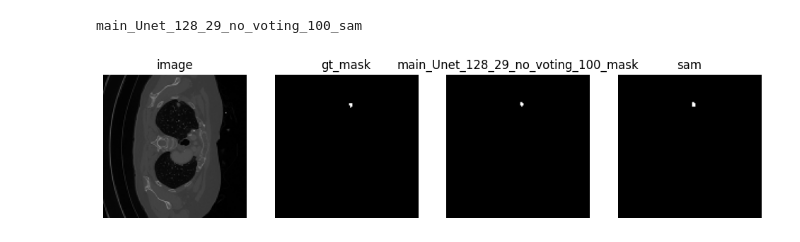
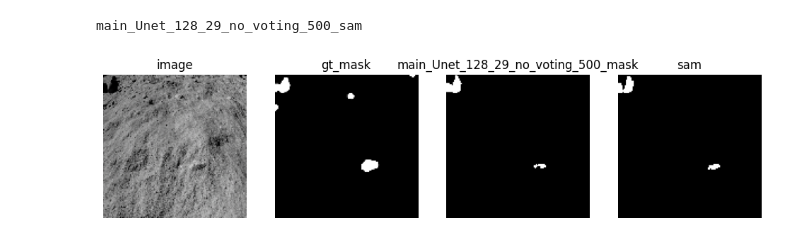
Before and after one commit to SalimFares4/Active-Learning-Segmentation, a Jupyter notebook: scripts/notebooks/08-Comparison.ipynb, the cells around one changed output. Saved outputs shown, nothing was run; the diff lists cells and outputs as text; code cells hidden in the pictures.

```diff
--- a/scripts/notebooks/08-Comparison.ipynb
+++ b/scripts/notebooks/08-Comparison.ipynb
@@ -47,3 +55,10 @@ main_Unet_128_29_no_voting_100 = trained_models + "Lung_Tumor_Segmentation/withS
+# %%
+voters_128_29_500 = [trained_models + f"Lunar_Rocky_Landscape/voters/500/voters_128_29/model_{i}.pt" for i in range(1,10)]
+main_128_29_500 = trained_models + "Lunar_Rocky_Landscape/voters/500/voters_128_29/main_Unet.pt"
+voters_128_29_500.append(main_128_29_500)
+
+
+main_Unet_128_29_no_voting_500 = trained_models + "Lunar_Rocky_Landscape/withSAM_NoVoting/500/main_Unet_128_29.pt"
 # %%
 params = {'n_epoch': 35,
           'train_args':{'batch_size': 4, 'num_workers': 1},
@@ -159,10 +175,14 @@ def get_boxes(mask):
 # main_Unet_128_22_no_voting_100_mask = predict(net, main_Unet_128_22_no_voting_100)
 # main_Unet_128_22_no_voting_200_mask = predict(net, main_Unet_128_22_no_voting_200)
 # main_Unet_128_22_no_voting_300_mask = predict(net, main_Unet_128_22_no_voting_300)
+##########
+# voters_128_29_100_masks = [predict(net, path) for path in voters_128_29_100]
 
-voters_128_29_100_masks = [predict(net, path) for path in voters_128_29_100]
+# main_Unet_128_29_no_voting_100_mask = predict(net, main_Unet_128_29_no_voting_100)
 
-main_Unet_128_29_no_voting_100_mask = predict(net, main_Unet_128_29_no_voting_100)
+voters_128_29_500_masks = [predict(net, path) for path in voters_128_29_500]
+
+main_Unet_128_29_no_voting_500_mask = predict(net, main_Unet_128_29_no_voting_500)
 # %%
 # voters_128_22_100_boxes = [get_boxes(mask) for mask in voters_128_22_100_masks]
 # voters_128_22_200_boxes = [get_boxes(mask) for mask in voters_128_22_200_masks]
@@ -171,10 +191,14 @@ main_Unet_128_29_no_voting_100_mask = predict(net, main_Unet_128_29_no_voting_10
 # main_Unet_128_22_no_voting_100_boxes = get_boxes(main_Unet_128_22_no_voting_100_mask)
 # main_Unet_128_22_no_voting_200_boxes = get_boxes(main_Unet_128_22_no_voting_200_mask)
 # main_Unet_128_22_no_voting_300_boxes = get_boxes(main_Unet_128_22_no_voting_300_mask)
+###############
+# voters_128_29_100_boxes = [get_boxes(mask) for mask in voters_128_29_100_masks]
 
-voters_128_29_100_boxes = [get_boxes(mask) for mask in voters_128_29_100_masks]
+# main_Unet_128_29_no_voting_100_boxes = get_boxes(main_Unet_128_29_no_voting_100_mask)
+#############
+voters_128_29_500_boxes = [get_boxes(mask) for mask in voters_128_29_500_masks]
 
-main_Unet_128_29_no_voting_100_boxes = get_boxes(main_Unet_128_29_no_voting_100_mask)
+main_Unet_128_29_no_voting_500_boxes = get_boxes(main_Unet_128_29_no_voting_500_mask)
 # %%
 # main_Unet_128_22_no_voting_100_sam = sam.get_mask(img_path=test_df_slice["images"][i], boxes=main_Unet_128_22_no_voting_100_boxes)[0]
 # print("main_Unet_128_22_no_voting_100_sam")
@@ -183,36 +207,45 @@ main_Unet_128_29_no_voting_100_boxes = get_boxes(main_Unet_128_29_no_voting_100_
 # main_Unet_128_22_no_voting_300_sam = sam.get_mask(img_path=test_df_slice["images"][i], boxes=main_Unet_128_22_no_voting_300_boxes)[0]
 # print("main_Unet_128_22_no_voting_300_sam")
 
-
-main_Unet_128_29_no_voting_100_sam = sam.get_mask(img_path=test_df_slice["images"][i], boxes=main_Unet_128_29_no_voting_100_boxes)[0]
-print("main_Unet_128_29_no_voting_100_sam")
+#########
+# main_Unet_128_29_no_voting_100_sam = sam.get_mask(img_path=test_df_slice["images"][i], boxes=main_Unet_128_29_no_voting_100_boxes)[0]
+# print("main_Unet_128_29_no_voting_100_sam")
+########
+main_Unet_128_29_no_voting_500_sam = sam.get_mask(img_path=test_df_slice["images"][i], boxes=main_Unet_128_29_no_voting_500_boxes)[0]
+print("main_Unet_128_29_no_voting_500_sam")
 # %% [output]
-main_Unet_128_29_no_voting_100_sam
+main_Unet_128_29_no_voting_500_sam
 # %%
 # sv.plot_images_grid(
 #     images=[image, gt_mask, main_Unet_128_22_no_voting_100_mask, main_Unet_128_22_no_voting_100_sam],
 #     grid_size=(1, 4),
 #     titles=['image', 'gt_mask', 'main_Unet_128_22_no_voting_100_mask', 'sam']
 # )
 
 # sv.plot_images_grid(
 #     images=[image, gt_mask, main_Unet_128_22_no_voting_200_mask, main_Unet_128_22_no_voting_200_sam],
 #     grid_size=(1, 4),
 #     titles=['image', 'gt_mask', 'main_Unet_128_22_no_voting_200_mask', 'sam']
 # )
 # sv.plot_images_grid(
 #     images=[image, gt_mask, main_Unet_128_22_no_voting_300_mask, main_Unet_128_22_no_voting_300_sam],
 #     grid_size=(1, 4),
 #     titles=['image', 'gt_mask', 'main_Unet_128_22_no_voting_300_mask', 'sam']
 # )
-
+###############
+# sv.plot_images_grid(
+#     images=[image, gt_mask, main_Unet_128_29_no_voting_100_mask, main_Unet_128_29_no_voting_100_sam],
+#     grid_size=(1, 4),
+#     titles=['image', 'gt_mask', 'main_Unet_128_29_no_voting_100_mask', 'sam']
+# )
+##############
 sv.plot_images_grid(
-    images=[image, gt_mask, main_Unet_128_29_no_voting_100_mask, main_Unet_128_29_no_voting_100_sam],
+    images=[image, gt_mask, main_Unet_128_29_no_voting_500_mask, main_Unet_128_29_no_voting_500_sam],
     grid_size=(1, 4),
-    titles=['image', 'gt_mask', 'main_Unet_128_29_no_voting_100_mask', 'sam']
+    titles=['image', 'gt_mask', 'main_Unet_128_29_no_voting_500_mask', 'sam']
 )
 # %% [output]
-[figure, old version]
+[figure, new version]
 # %%
 # voters_128_22_100_sam =[sam.get_mask(img_path=test_df_slice["images"][i], boxes=boxes)[0] for boxes in voters_128_22_100_boxes]
 # print("voters_128_22_100_sam")
```
Also changed, not shown: parts of 23 cells of this notebook, 4 other files.
